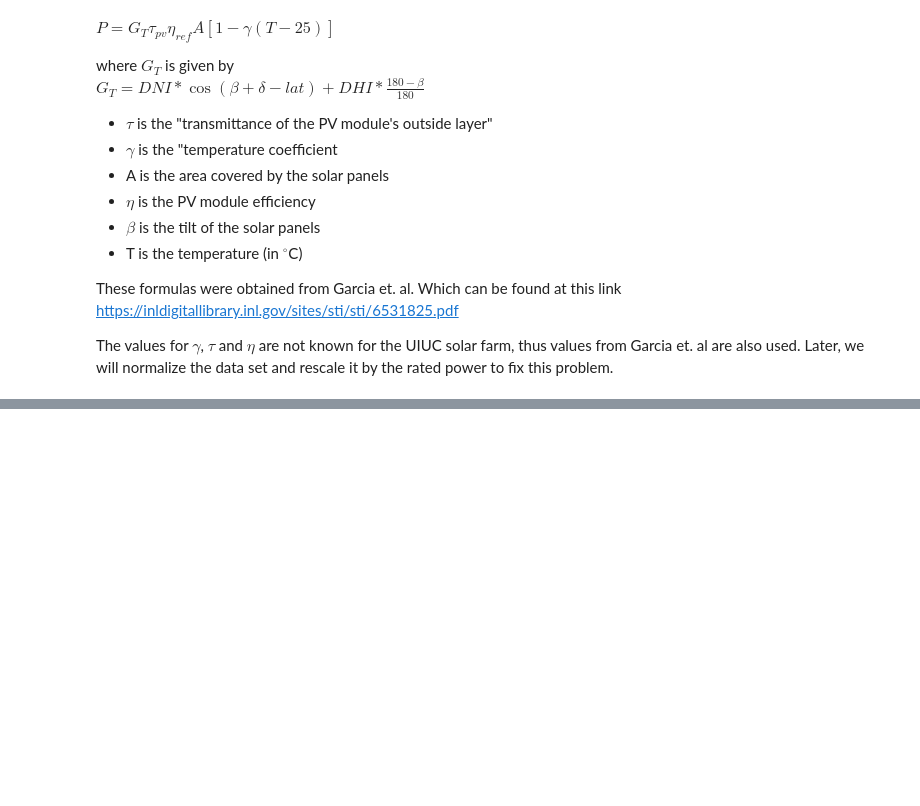
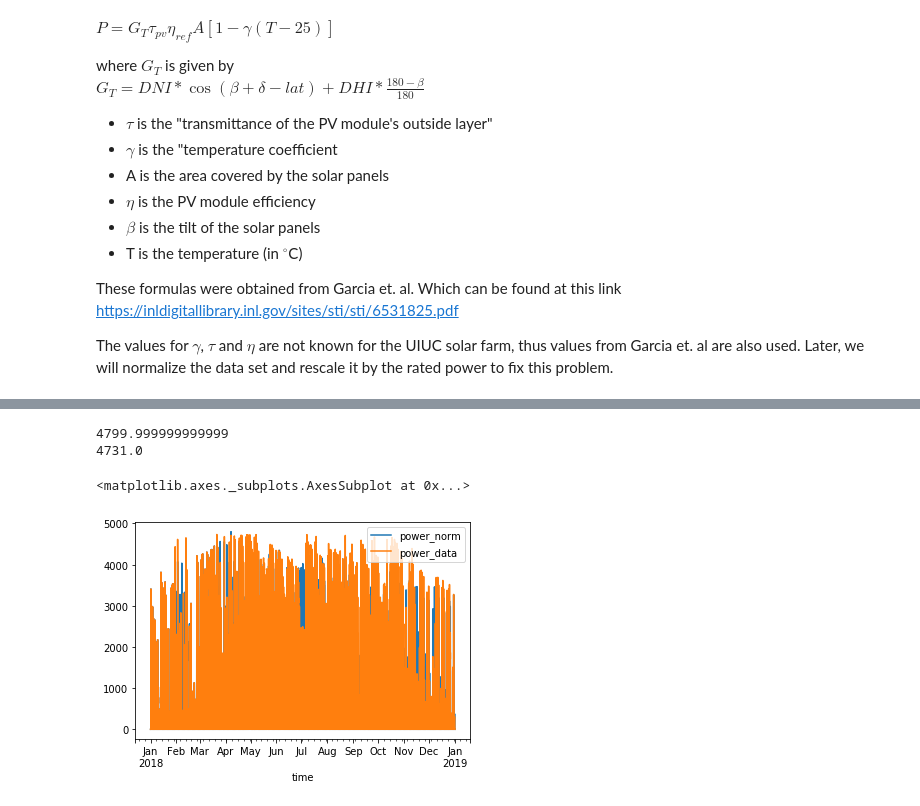
Before and after one commit to arfc/pride, a Jupyter notebook: data_processing/solar_power.ipynb, the cells around one changed output, grey strips where cells are left out. Cells and saved outputs as stored; diff of their text form; code cells hidden in the pictures; blank space fills up the shorter version.

Commit message:
replaces missing data with calculated data

```diff
--- a/data_processing/solar_power.ipynb
+++ b/data_processing/solar_power.ipynb
@@ -202,0 +224,15 @@ P = lambda Gt, T: Gt*tau*eta*A*(1-gam*(T-25))
+# %%
+sol_irr = {'G':[]}
+for i in range(len(df_2018_hourly)):
+  dni = df_2018_hourly.iloc[i]['DNI']
+  dhi = df_2018_hourly.iloc[i]['DHI']
+  delt = df_2018_hourly.iloc[i]['delta']
+  sol_irr['G'].append(G(dni, delt, dhi))
+df_2018_hourly['G'] = sol_irr['G']
+
+power = {'Power':[]}
+for i in range(len(df_2018_hourly)):
+  gt = df_2018_hourly.iloc[i]['G']
+  T = df_2018_hourly.iloc[i]['Temperature']
+  power['Power'].append(P(gt, T))
+df_2018_hourly['power'] = power['Power']
@@ -202,0 +268,10 @@ P = lambda Gt, T: Gt*tau*eta*A*(1-gam*(T-25))
+# %%
+rated_power = 4.8*1000 # [MWe]
+norm_2016 = normalize(df_2016_hourly, 'power')
+df_2016_hourly['power_norm'] = norm_2016['power_norm']*rated_power
+
+norm_2017 = normalize(df_2017_hourly, 'power')
+df_2017_hourly['power_norm'] = norm_2017['power_norm']*rated_power
+
+norm_2018 = normalize(df_2018_hourly, 'power')
+df_2018_hourly['power_norm'] = norm_2018['power_norm']*rated_power
@@ -202,0 +298,6 @@ P = lambda Gt, T: Gt*tau*eta*A*(1-gam*(T-25))
+# %%
+df_2016_hourly['power_data'] = farm_2016_hourly['inverted']
+df_2017_hourly['power_data'] = farm_2017_hourly['inverted']
+df_2018_hourly['power_data'] = farm_2018_hourly['inverted']
+
+df_2018_hourly.head()
@@ -202,0 +312,2 @@ P = lambda Gt, T: Gt*tau*eta*A*(1-gam*(T-25))
+# %%
+df_2018_hourly.power_data.fillna(df_2018_hourly.power_norm, inplace=True)
@@ -202,0 +339,10 @@ P = lambda Gt, T: Gt*tau*eta*A*(1-gam*(T-25))
+# %%
+final_2018 = df_2018_hourly[['power_norm','power_data']]
+print(final_2018.power_norm.max())
+print(final_2018.power_data.max())
+final_2018.plot()
+# %% [output]
+4799.999999999999
+4731.0
+<matplotlib.axes._subplots.AxesSubplot at 0x...>
+[figure, added]
```
Also changed, not shown: parts of 28 cells of this notebook.
